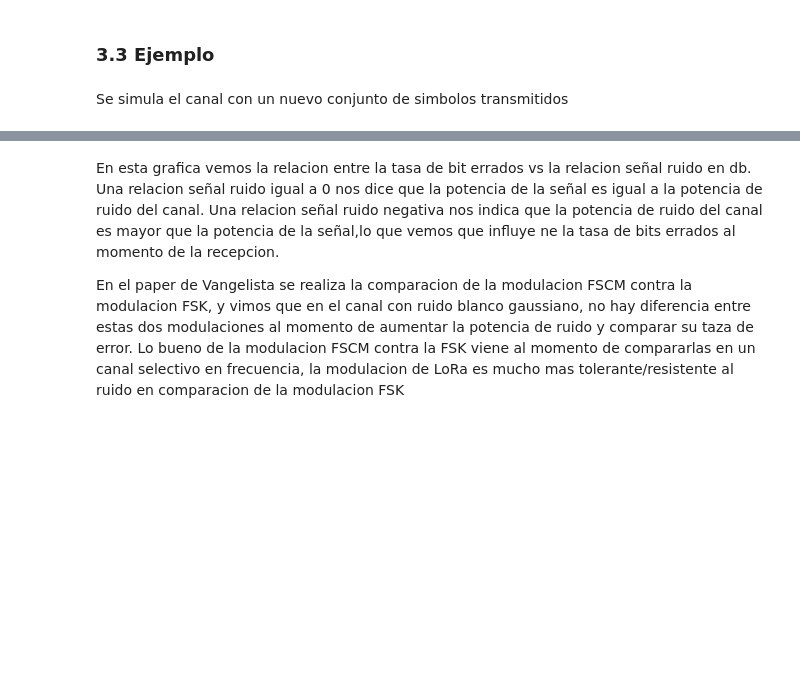
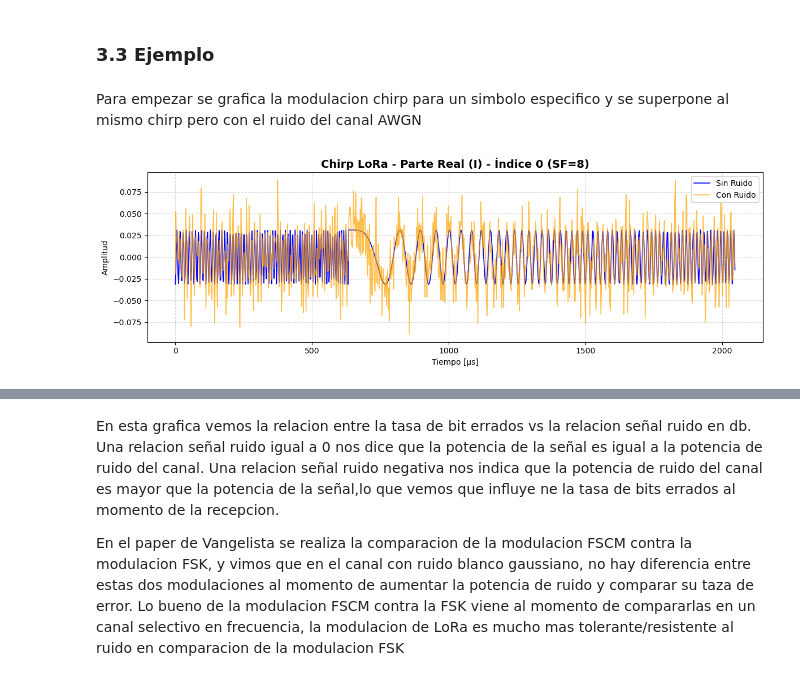
Before and after one commit to nicopinera/com-dig, a Jupyter notebook: Entregas/TerceraEntrega.ipynb, the cells around one changed output, grey strips where cells are left out. Cells and saved outputs as stored; diff of their text form; code cells hidden in the pictures; blank space fills up the shorter version.

```diff
--- a/Entregas/TerceraEntrega.ipynb
+++ b/Entregas/TerceraEntrega.ipynb
@@ -645,3 +687,41 @@ def potencias_de_ruido(pot_signal, lim_inf=-12, lim_sup=0):
+# %%
+def graficar_chirp_con_y_sin_ruido(simbolos_modulados, indice, SF, B, pot_ruido):
+    """
+    Grafica la parte real o imaginaria del chirp LoRa con y sin ruido.
+
+    Parámetros:
+    - simbolos_modulados (Array): Lista de símbolos modulados en forma de chirps.
+    - indice (int): Índice del símbolo a graficar.
+    - SF (int): Spreading Factor.
+    - samples_per_chirp (int): Muestras por símbolo (oversampling).
+    - B (float): Ancho de banda en Hz.
+    - pot_ruido (float): Potencia de ruido (en escala lineal).
+    - parte (str): 'real' o 'imag' para elegir qué parte graficar.
+    """
+    simbolo = simbolos_modulados[indice]
+    simbolo_con_ruido = canal_AWGN(simbolo, pot_ruido)
+
+    # Eje de tiempo ajustado al tamaño real del símbolo
+    num_muestras = len(simbolo)
+    Ts = (2**SF) / B                      # Duración total de un chirp
+    T_muestra = Ts / num_muestras        # Duración de una muestra
+    tiempo = np.arange(num_muestras) * T_muestra * 1e6  # Tiempo en μs
+
+    sin_ruido = np.real(simbolo)
+    con_ruido = np.real(simbolo_con_ruido)
+    titulo_parte = "Parte Real (I)"
+
+    # Graficar
+    plt.figure(figsize=(12, 4))
+    plt.plot(tiempo, sin_ruido, label='Sin Ruido', linewidth=1.2, color='blue')
+    plt.plot(tiempo, con_ruido, label='Con Ruido', linewidth=1.2, color='orange', alpha=0.7)
+    plt.title(f"Chirp LoRa - {titulo_parte} - Índice {indice} (SF={SF})", fontsize=14, weight='bold')
+    plt.xlabel("Tiempo [μs]")
+    plt.ylabel("Amplitud")
+    plt.legend()
+    plt.grid(True, linestyle="--", alpha=0.5)
+    plt.tight_layout()
+    plt.show()
 # %% [markdown]
 #### 3.1.2 Canal Flat
 # %% [markdown]
@@ -792,4 +850,13 @@ def simulaciones_de_canal(bits_tx,SF,samples_per_chirp,B,min_snr_AWGN,max_snr_AW
 # %% [markdown]
 ### 3.3 Ejemplo
 # %% [markdown]
-Se simula el canal con un nuevo conjunto de simbolos transmitidos
+Para empezar se grafica la modulacion chirp para un simbolo especifico y se superpone al mismo chirp pero con el ruido del canal AWGN
+# %%
+# Calcular potencia de señal y obtener potencia de ruido
+pot_signal = np.mean(np.abs(simbolos_modulados[indice])**2)
+_, pot_ruidos = potencias_de_ruido(pot_signal, lim_inf=0, lim_sup=0)
+pot_ruido = pot_ruidos[0]  # por ejemplo, SNR = 0 dB
+# %%
+graficar_chirp_con_y_sin_ruido(simbolos_modulados, indice, SF, B, pot_ruido)
+# %% [output]
+[figure, added]
```
Also changed, not shown: parts of 24 cells of this notebook.
